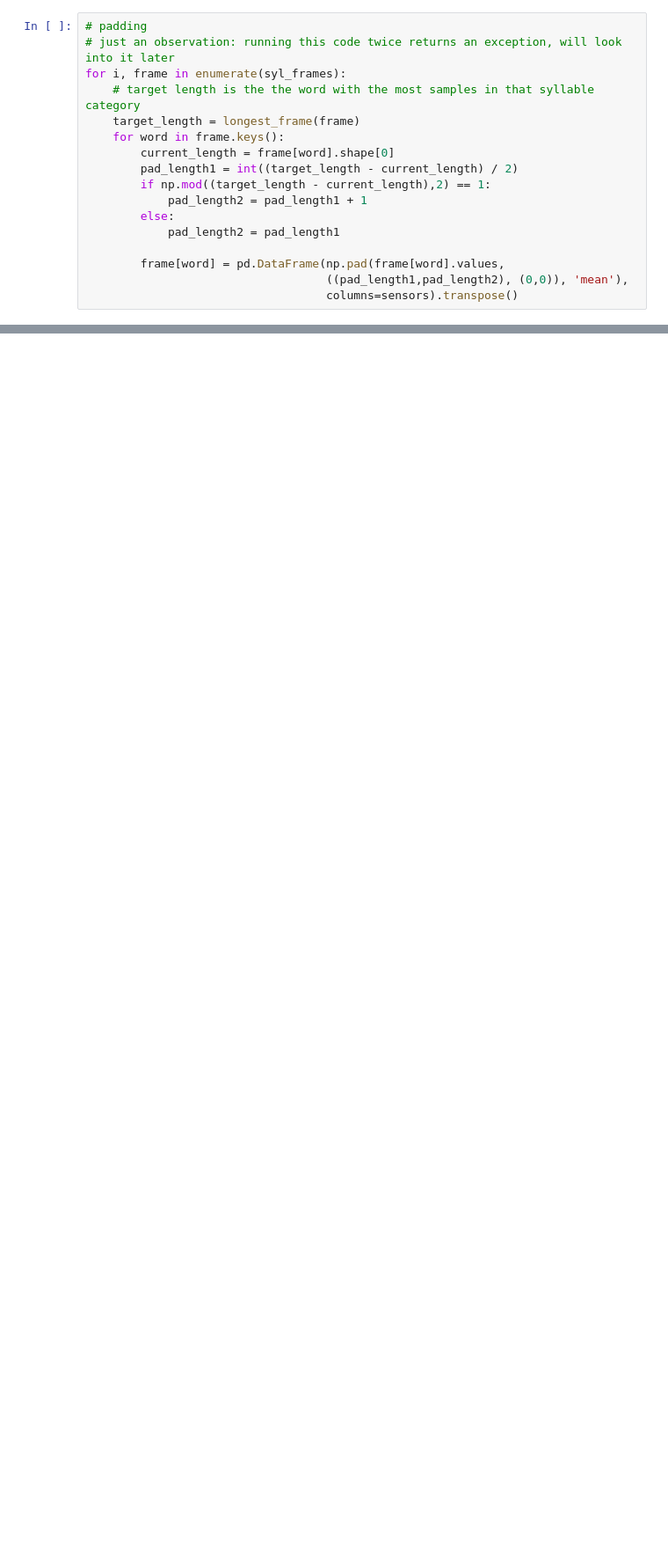
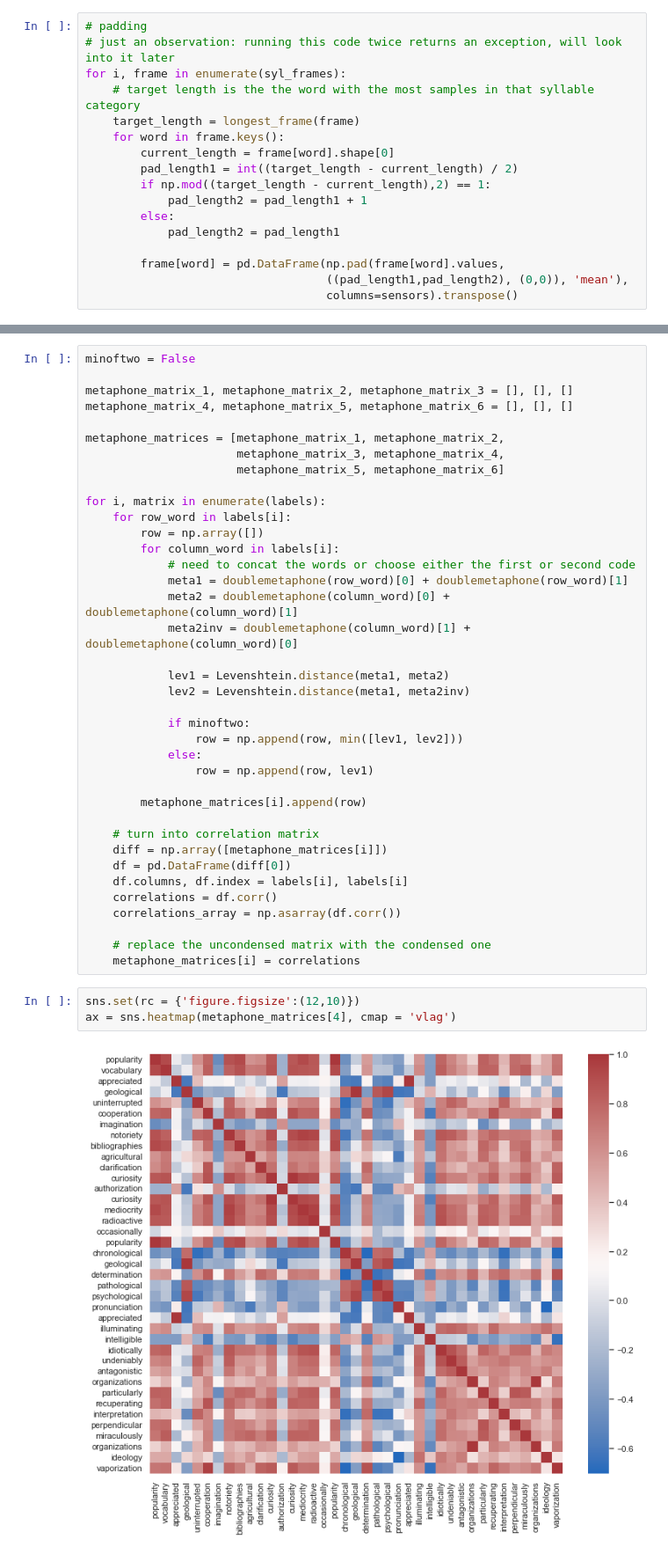
Before and after one commit to evankemmer/UMCUproject, a Jupyter notebook: main.ipynb, the cells around one changed output, grey strips where cells are left out. Shown: that part at 88% size. Drawn from its saved outputs; the diff is of its cells as text; blank space fills up the shorter version.

```diff
--- a/main.ipynb
+++ b/main.ipynb
@@ -206,0 +303,43 @@ sns.heatmap(Levenshtein_matrices[4], cmap='vlag', linewidths=1)
+# %%
+minoftwo = False
+
+metaphone_matrix_1, metaphone_matrix_2, metaphone_matrix_3 = [], [], []
+metaphone_matrix_4, metaphone_matrix_5, metaphone_matrix_6 = [], [], []
+
+metaphone_matrices = [metaphone_matrix_1, metaphone_matrix_2,
+                      metaphone_matrix_3, metaphone_matrix_4,
+                      metaphone_matrix_5, metaphone_matrix_6]
+
+for i, matrix in enumerate(labels):
+    for row_word in labels[i]:
+        row = np.array([])
+        for column_word in labels[i]:
+            # need to concat the words or choose either the first or second code
+            meta1 = doublemetaphone(row_word)[0] + doublemetaphone(row_word)[1]
+            meta2 = doublemetaphone(column_word)[0] + doublemetaphone(column_word)[1]
+            meta2inv = doublemetaphone(column_word)[1] + doublemetaphone(column_word)[0]
+
+            lev1 = Levenshtein.distance(meta1, meta2)
+            lev2 = Levenshtein.distance(meta1, meta2inv)
+
+            if minoftwo:
+                row = np.append(row, min([lev1, lev2]))
+            else:
+                row = np.append(row, lev1)
+
+        metaphone_matrices[i].append(row)
+
+    # turn into correlation matrix
+    diff = np.array([metaphone_matrices[i]])
+    df = pd.DataFrame(diff[0])
+    df.columns, df.index = labels[i], labels[i]
+    correlations = df.corr()
+    correlations_array = np.asarray(df.corr())
+
+    # replace the uncondensed matrix with the condensed one
+    metaphone_matrices[i] = correlations
+# %%
+sns.set(rc = {'figure.figsize':(12,10)})
+ax = sns.heatmap(metaphone_matrices[4], cmap = 'vlag')
+# %% [output]
+[figure, added]
```
Also changed, not shown: parts of 23 cells of this notebook.
